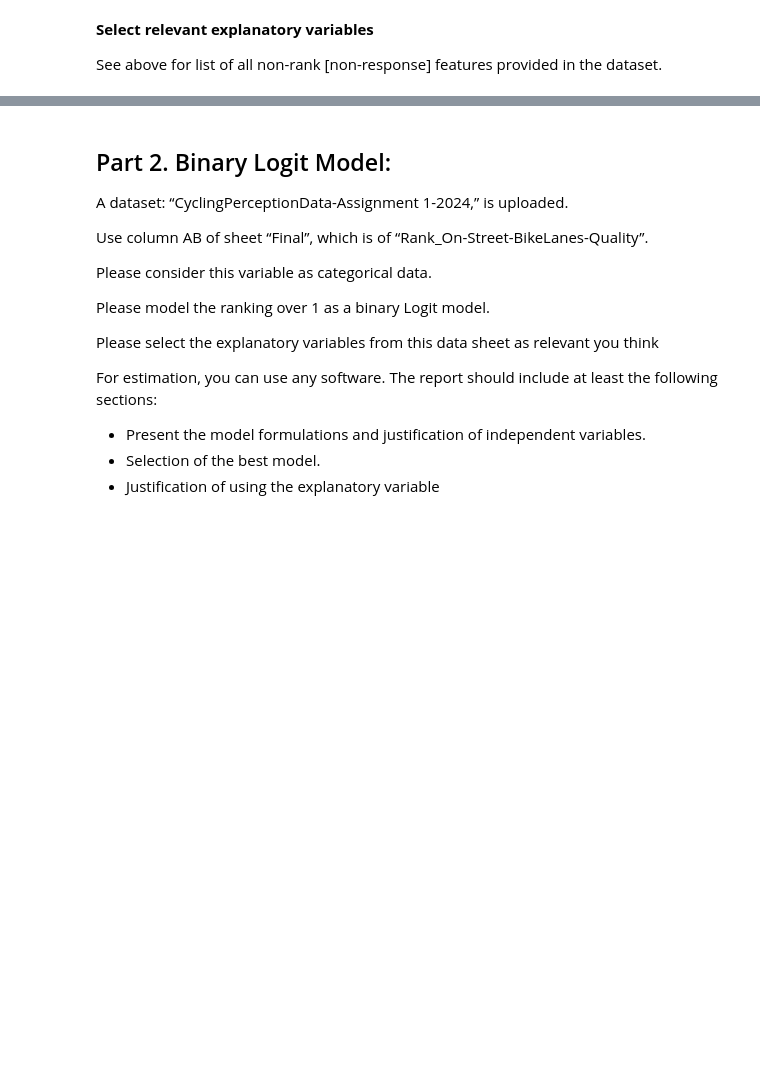
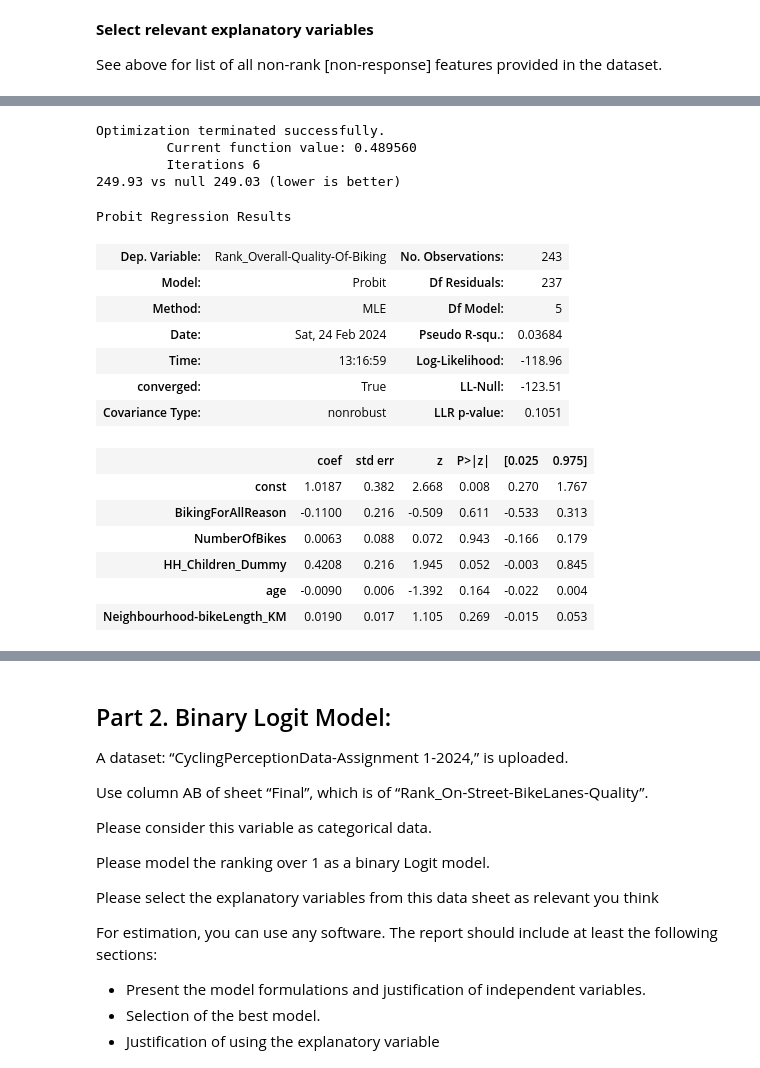
Before and after one commit to tgchen99/CIV1538-Ass1, a Jupyter notebook: CIV1538 - Assignment 1 - Tiggy Chen 1004400784.ipynb, the cells around one changed output, grey strips where cells are left out. Cells and saved outputs as stored; diff of their text form; code cells hidden in the pictures; blank space fills up the shorter version.

```diff
--- a/CIV1538 - Assignment 1 - Tiggy Chen 1004400784.ipynb
+++ b/CIV1538 - Assignment 1 - Tiggy Chen 1004400784.ipynb
@@ -177,0 +257,30 @@ Probit Regression Results
+# %%
+probit_vars = ['BikingForAllReason', 'NumberOfBikes', 'HH_Children_Dummy', 'age', 'Neighbourhood-bikeLength_KM']
+
+probit_mod = smd.Probit(y_probit_gt2,
+                        add_constant(df_proc[probit_vars], has_constant='add')
+                       )
+probit_res = probit_mod.fit()
+
+print(f"{probit_res.aic:.2f} vs null {probit_null_aic:.2f} (lower is better)")
+probit_res.summary()
+# %% [output]
+Optimization terminated successfully.
+         Current function value: 0.489560
+         Iterations 6
+249.93 vs null 249.03 (lower is better)
+Probit Regression Results
+| Dep. Variable: | Rank_Overall-Quality-Of-Biking | No. Observations: | 243 |
+| Model: | Probit | Df Residuals: | 237 |
+| Method: | MLE | Df Model: | 5 |
+| Date: | Sat, 24 Feb 2024 | Pseudo R-squ.: | 0.03684 |
+| Time: | 13:16:59 | Log-Likelihood: | -118.96 |
+| converged: | True | LL-Null: | -123.51 |
+| Covariance Type: | nonrobust | LLR p-value: | 0.1051 |
+|  | coef | std err | z | P>|z| | [0.025 | 0.975] |
+| const | 1.0187 | 0.382 | 2.668 | 0.008 | 0.270 | 1.767 |
+| BikingForAllReason | -0.1100 | 0.216 | -0.509 | 0.611 | -0.533 | 0.313 |
+| NumberOfBikes | 0.0063 | 0.088 | 0.072 | 0.943 | -0.166 | 0.179 |
+| HH_Children_Dummy | 0.4208 | 0.216 | 1.945 | 0.052 | -0.003 | 0.845 |
+| age | -0.0090 | 0.006 | -1.392 | 0.164 | -0.022 | 0.004 |
+| Neighbourhood-bikeLength_KM | 0.0190 | 0.017 | 1.105 | 0.269 | -0.015 | 0.053 |
```
Also changed, not shown: parts of 12 cells of this notebook.
